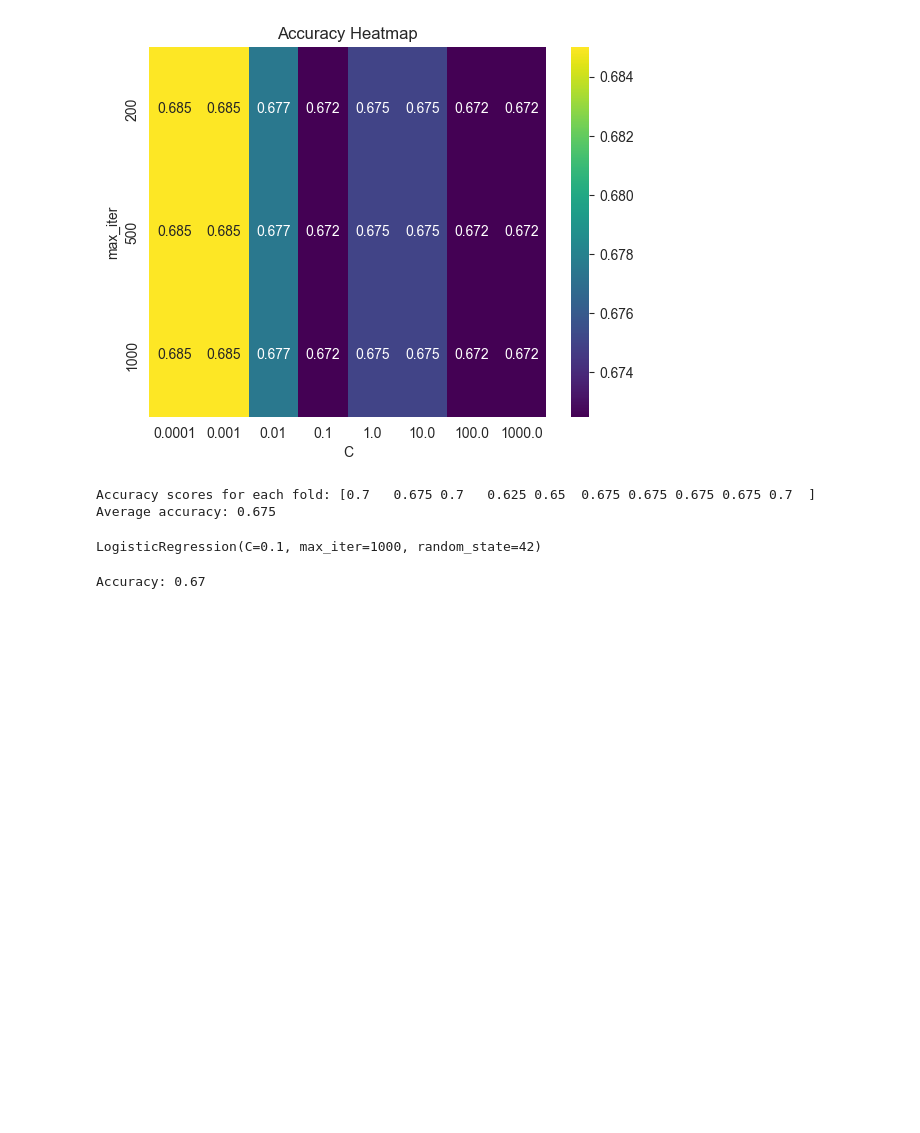
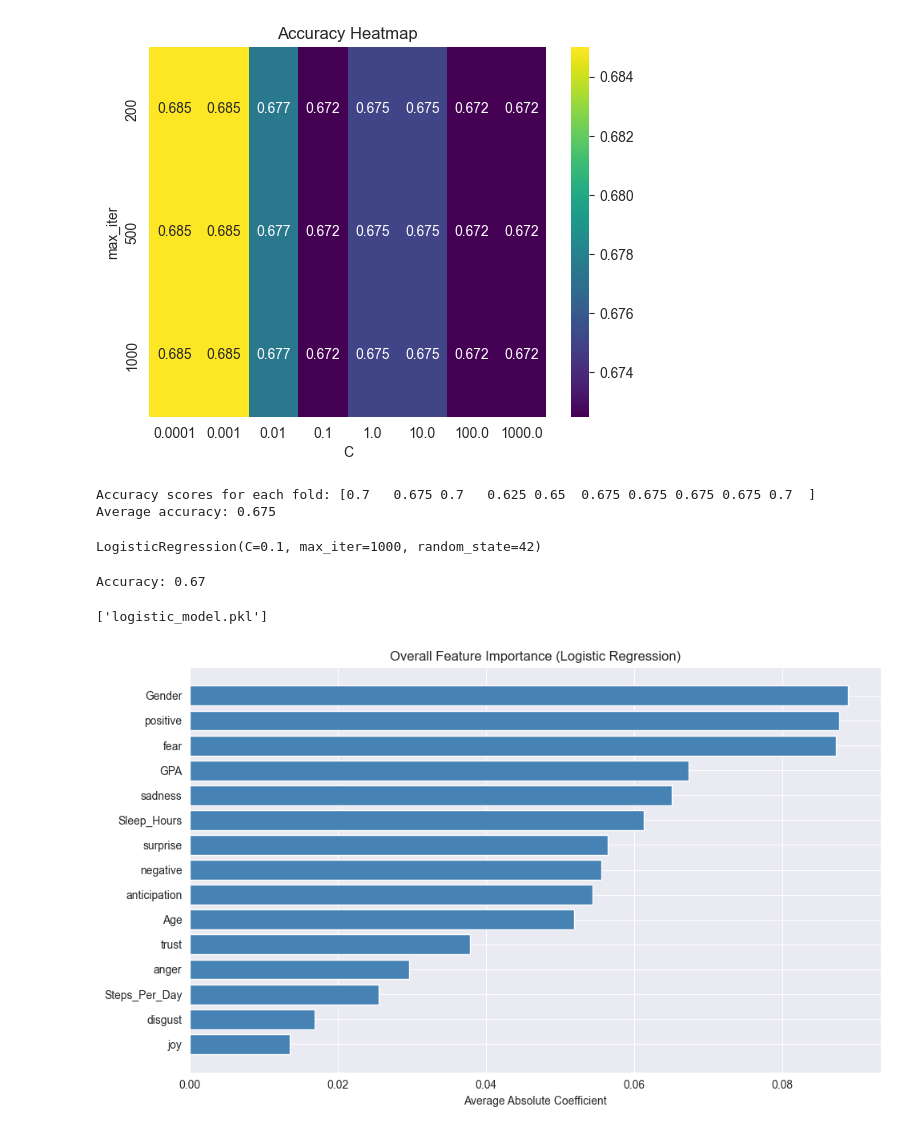
Before and after one commit to rubysmac/AI4ALL-Ignite-SU25, a Jupyter notebook: LogisticRegression.ipynb, the cells around one changed output. Saved outputs shown, nothing was run; the diff lists cells and outputs as text; code cells hidden in the pictures; blank space fills up the shorter version.

```diff
--- a/LogisticRegression.ipynb
+++ b/LogisticRegression.ipynb
@@ -145,0 +103,20 @@ Accuracy: 0.67
+# %%
+import joblib
+joblib.dump(model, 'logistic_model.pkl')
+# %% [output]
+['logistic_model.pkl']
+# %%
+feature_names = X.columns
+coefficients = model.coef_[0]
+avg_importance = np.mean(np.abs(model.coef_), axis=0)
+feature_names = X.columns
+indices = np.argsort(avg_importance)
+plt.figure(figsize=(10, 6))
+plt.barh(range(len(avg_importance)), avg_importance[indices], color="steelblue")
+plt.yticks(range(len(avg_importance)), [feature_names[i] for i in indices])
+plt.xlabel("Average Absolute Coefficient")
+plt.title("Overall Feature Importance (Logistic Regression)")
+plt.tight_layout()
+plt.show()
+# %% [output]
+[figure, added]
```
Also changed, not shown: parts of 3 cells of this notebook, 2 other files.
